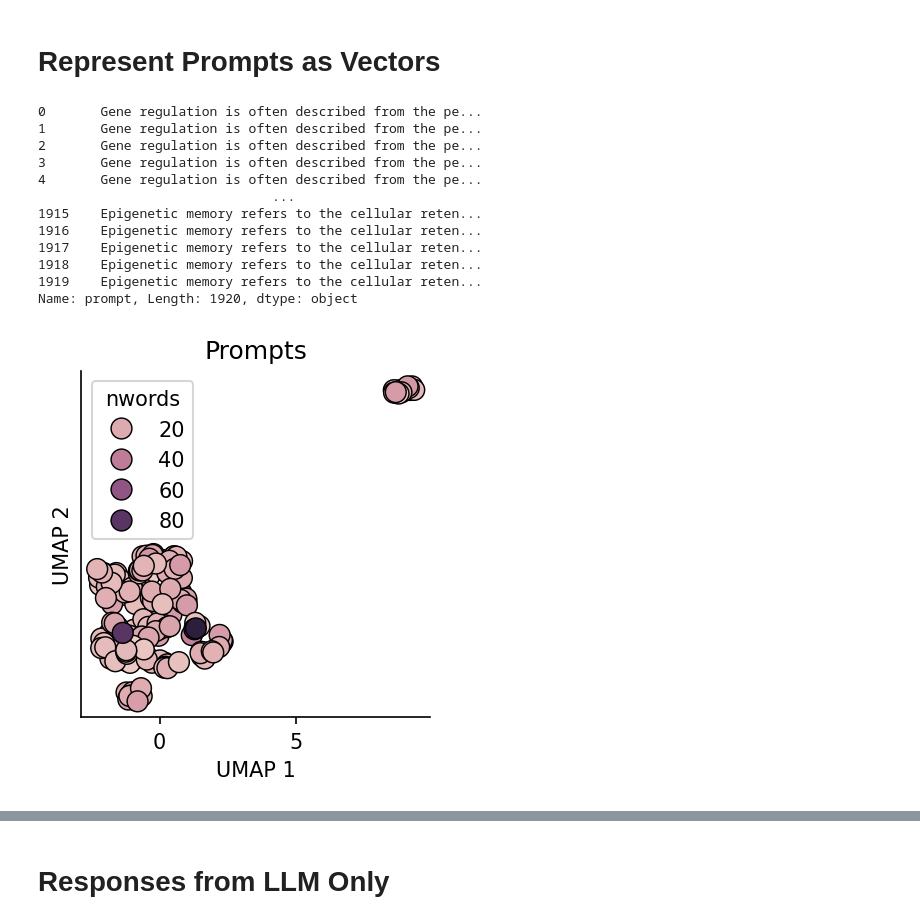
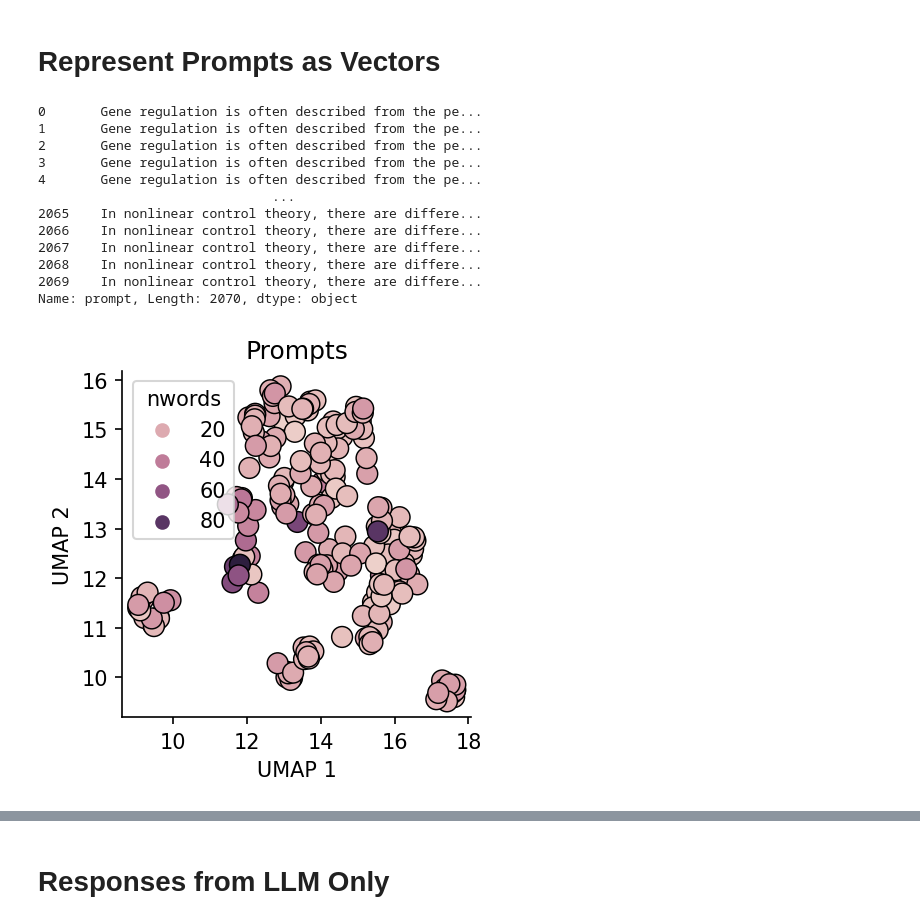
Before and after one commit to Jpickard1/BRAD, a Jupyter notebook: experimental/EX-10-June-2024-Analysis-oliven.ipynb, the cells around one changed output, grey strips where cells are left out. Cells and saved outputs as stored; diff of their text form; code cells hidden in the pictures.

```diff
--- a/experimental/EX-10-June-2024-Analysis-oliven.ipynb
+++ b/experimental/EX-10-June-2024-Analysis-oliven.ipynb
@@ -14,8 +14,8 @@ import matplotlib.pyplot as plt # visualization
 from langchain.embeddings import HuggingFaceEmbeddings # Embedding text to vectors
 # %%
 # Load results from experiment
-dfLLM = pd.read_csv('EX-10-JUNE-2024-LLM.csv')
-dfRAG = pd.read_csv('EX-10-JUNE-2024-RAG.csv')
+dfLLM = pd.read_csv('EX-10-JUNE-2024-LLM-llama3-70b.csv')
+dfRAG = pd.read_csv('EX-10-JUNE-2024-RAG-llama3-70b.csv')
 # %% [markdown]
 # Represent Prompts as Vectors
 # %%
@@ -30,12 +30,12 @@ dfRAG['prompt'] # This is how you see all the prompts
 3       Gene regulation is often described from the pe...
 4       Gene regulation is often described from the pe...
                               ...
-1915    Epigenetic memory refers to the cellular reten...
-1916    Epigenetic memory refers to the cellular reten...
-1917    Epigenetic memory refers to the cellular reten...
-1918    Epigenetic memory refers to the cellular reten...
-1919    Epigenetic memory refers to the cellular reten...
-Name: prompt, Length: 1920, dtype: object
+2065    In nonlinear control theory, there are differe...
+2066    In nonlinear control theory, there are differe...
+2067    In nonlinear control theory, there are differe...
+2068    In nonlinear control theory, there are differe...
+2069    In nonlinear control theory, there are differe...
+Name: prompt, Length: 2070, dtype: object
 # %%
 uniquePrompts = list(dfRAG['prompt'].unique()) # Get the unique prompts
 # %%
@@ -60,23 +60,23 @@ udf['nwords'] = udf['Prompt'].str.split(' ').apply(len)
 # %%
 # visualize the prompt embeddings
 plt.figure(figsize=(3, 3), dpi=150)
 sns.scatterplot(data=udf,
                 x='UMAP 1',
                 y='UMAP 2',
                 hue='nwords',
                 #palette='Paired',  # Alternative palettes: 'Set2', 'tab10', 'Accent', 'Paired'
                 edgecolor='k',  # Set the edge color to black
                 s=100,
                 #legend = False,
                 linewidth=0.7)  # Adjust the width of the edge
 
 plt.title('Prompts')
 plt.xlabel('UMAP 1')
 plt.ylabel('UMAP 2')
-#plt.xticks([])
-plt.yticks([])
+plt.xticks()
+plt.yticks()
 sns.despine()
 plt.show()
 # %% [output]
-[figure, old version]
+[figure, new version]
 # %%
```
Also changed, not shown: parts of 6 cells of this notebook.
